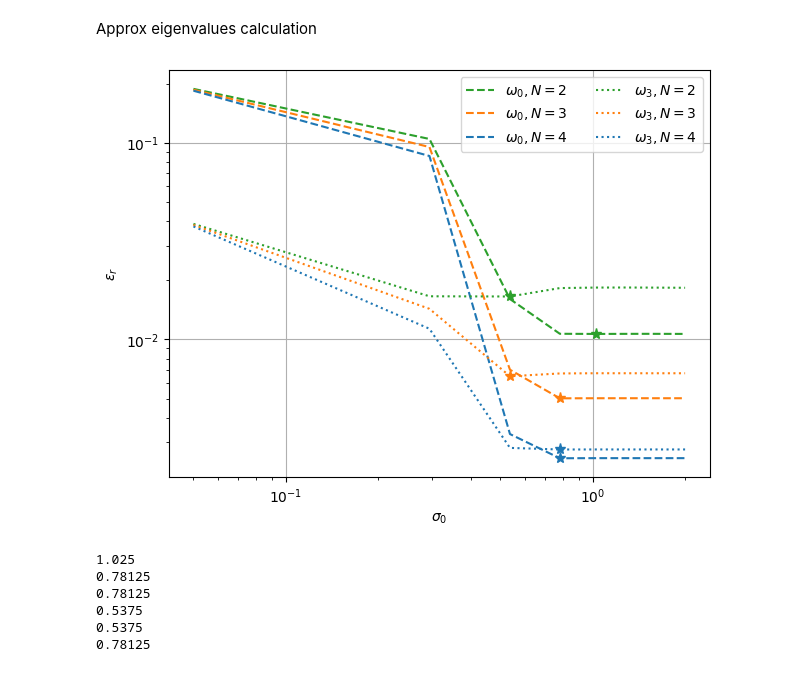
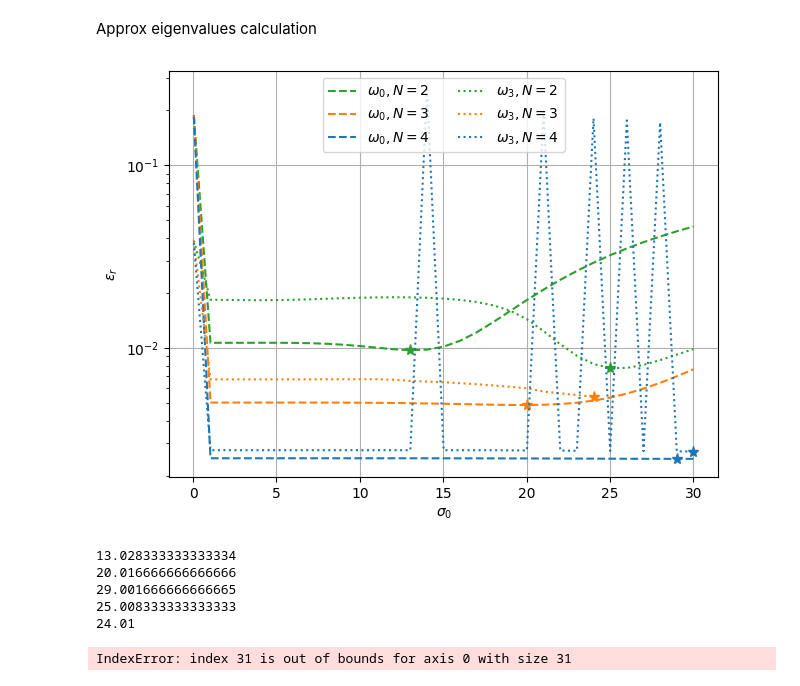
Before and after one commit to sararecondo/HPR-1D, a Jupyter notebook: 1D-Figure-06-c(singular)-pml-Lx-8.ipynb, the cells around one changed output. Drawn from its saved outputs; the diff is of its cells as text; code cells hidden in the pictures.

```diff
--- a/1D-Figure-06-c(singular)-pml-Lx-8.ipynb
+++ b/1D-Figure-06-c(singular)-pml-Lx-8.ipynb
@@ -58,7 +58,7 @@ pml_thickness = Lx/8
 # sigma_0 = 1 #0.484375
 
 # Solver configuration
-requested_eigenvalues_number = 100 # Number of eigenvalues to compute
+requested_eigenvalues_number = 50 # Number of eigenvalues to compute
 # %% [markdown]
 Solver configuration and computing
 # %%
@@ -238,7 +238,7 @@ def get_exact_eigenpair(solver, selected_index, Q, V, x_hat, sigma_x, gamma_x):
 # %%
 degree=[3,2]  # Polynomial degree for pressure and velocity
 # %%
-sigma_sweep_singular=np.linspace(0.05, 2., 9)
+sigma_sweep_singular=np.linspace(0.05, 30., 31)
 # %%
 exact_omega = [None] * 5
 for j in np.arange(1, 6, 1):
@@ -340,35 +341,35 @@ import matplotlib.pyplot as plt
 
 # Definir colores manualmente (puedes elegir otros o usar un colormap como plt.cm.tab10)
 colors = ['tab:green', 'tab:orange', 'tab:blue']  # uno por eig
 # N=2, eig 0
 safe_plot(sigma_sweep_singular, rel_error_eig_0_singular_n_2, color=colors[0], linestyle='--', label='$\\omega_0, N=2$')
 
 # N=3, eig 0
 safe_plot(sigma_sweep_singular, rel_error_eig_0_singular_n_3, color=colors[1], linestyle='--', label='$\\omega_0, N=3$')
 
 # N=4, eig 0
 safe_plot(sigma_sweep_singular, rel_error_eig_0_singular_n_4, color=colors[2], linestyle='--', label='$\\omega_0, N=4$')
 
 # N=2, eig 1
 safe_plot(sigma_sweep_singular, rel_error_eig_1_singular_n_2, color=colors[0], linestyle=':', label='$\\omega_3, N=2$')
 
 # N=3, eig 1
 safe_plot(sigma_sweep_singular, rel_error_eig_1_singular_n_3, color=colors[1], linestyle=':', label='$\\omega_3, N=3$')
 
 # N=4, eig 1
 safe_plot(sigma_sweep_singular, rel_error_eig_1_singular_n_4, color=colors[2], linestyle=':', label='$\\omega_3, N=4 $')
 
 plt.xlabel('$\\sigma_0$')
 plt.ylabel(r'$\epsilon_r$')
 plt.grid(True)
 plt.legend(ncol=2)
 plt.tight_layout()
-plt.xscale('log')
+# plt.xscale('log')
 plt.yscale('log')
 # plt.xlim([0, 1e3])
 plt.show()
 # %% [output]
-[figure, old version]
+[figure, new version]
 # %%
 print(sigma_sweep_singular[np.argmin(rel_error_eig_0_singular_n_2)])
 print(sigma_sweep_singular[np.argmin(rel_error_eig_0_singular_n_3)])
@@ -378,9 +379,9 @@ print(sigma_sweep_singular[np.argmin(rel_error_eig_1_singular_n_2)])
 print(sigma_sweep_singular[np.argmin(rel_error_eig_1_singular_n_3)])
 print(sigma_sweep_singular[np.argmin(rel_error_eig_1_singular_n_4)])
 # %% [output]
-1.025
-0.78125
-0.78125
-0.5375
-0.5375
-0.78125
+13.028333333333334
+20.016666666666666
+29.001666666666665
+25.008333333333333
+24.01
+IndexError: index 31 is out of bounds for axis 0 with size 31
```
Also changed, not shown: parts of 1 cell of this notebook, 5 other files.
